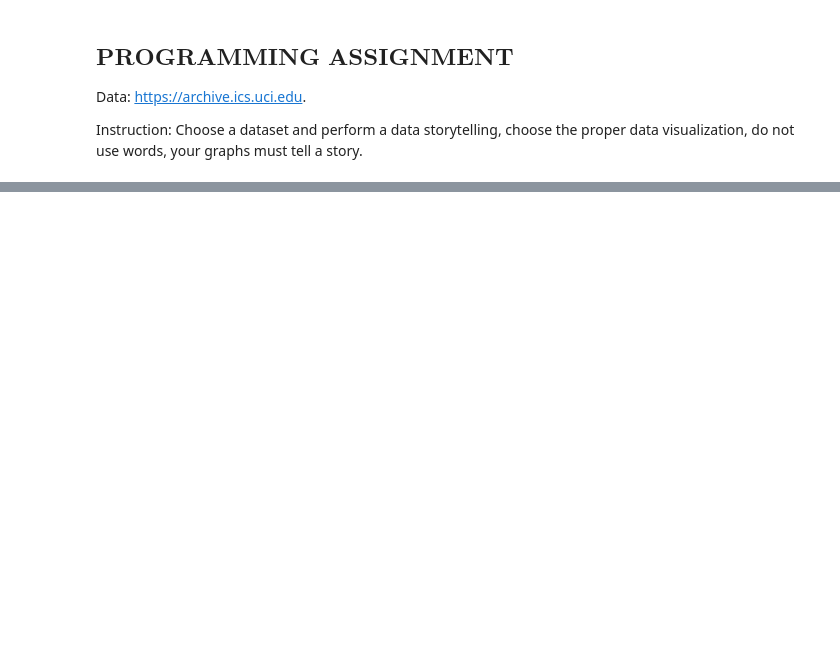
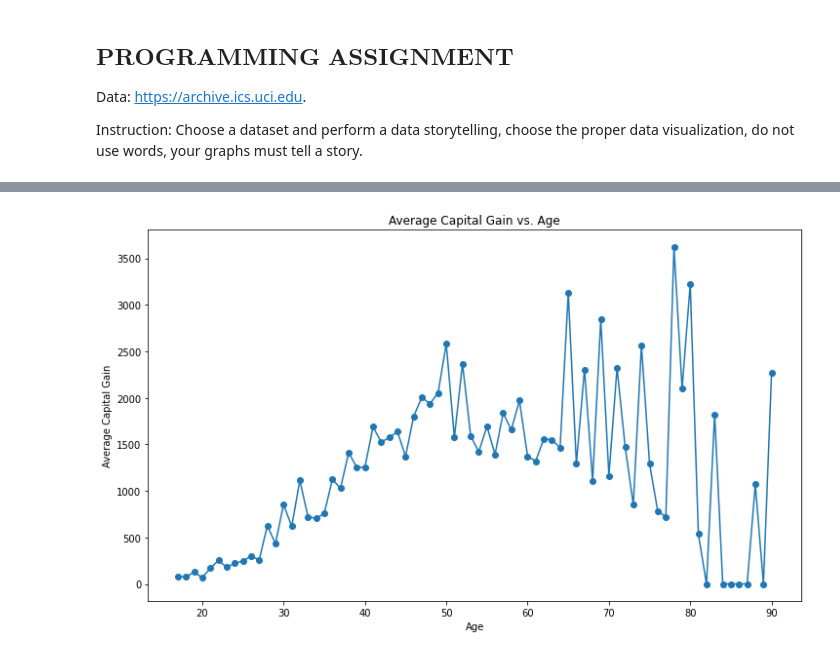
Before and after one commit to n-e-t-a-n/DATA_ANALYTICS, a Jupyter notebook: Assignments/Lecture_2.ipynb, the cells around one changed output, grey strips where cells are left out. Drawn from its saved outputs; the diff is of its cells as text; code cells hidden in the pictures; blank space fills up the shorter version.

```diff
--- a/Assignments/Lecture_2.ipynb
+++ b/Assignments/Lecture_2.ipynb
@@ -57,0 +130,13 @@ plt.show()
+# %%
+age_capital_gain = data.groupby('age')['capital-gain'].mean().reset_index()
+
+plt.figure(figsize=(12, 7))
+plt.plot(age_capital_gain['age'], age_capital_gain['capital-gain'], marker='o', linestyle='-')
+plt.title('Average Capital Gain vs. Age')
+
+plt.xlabel('Age')
+plt.ylabel('Average Capital Gain')
+
+plt.show()
+# %% [output]
+[figure, added]
```
Also changed, not shown: parts of 13 cells of this notebook.
